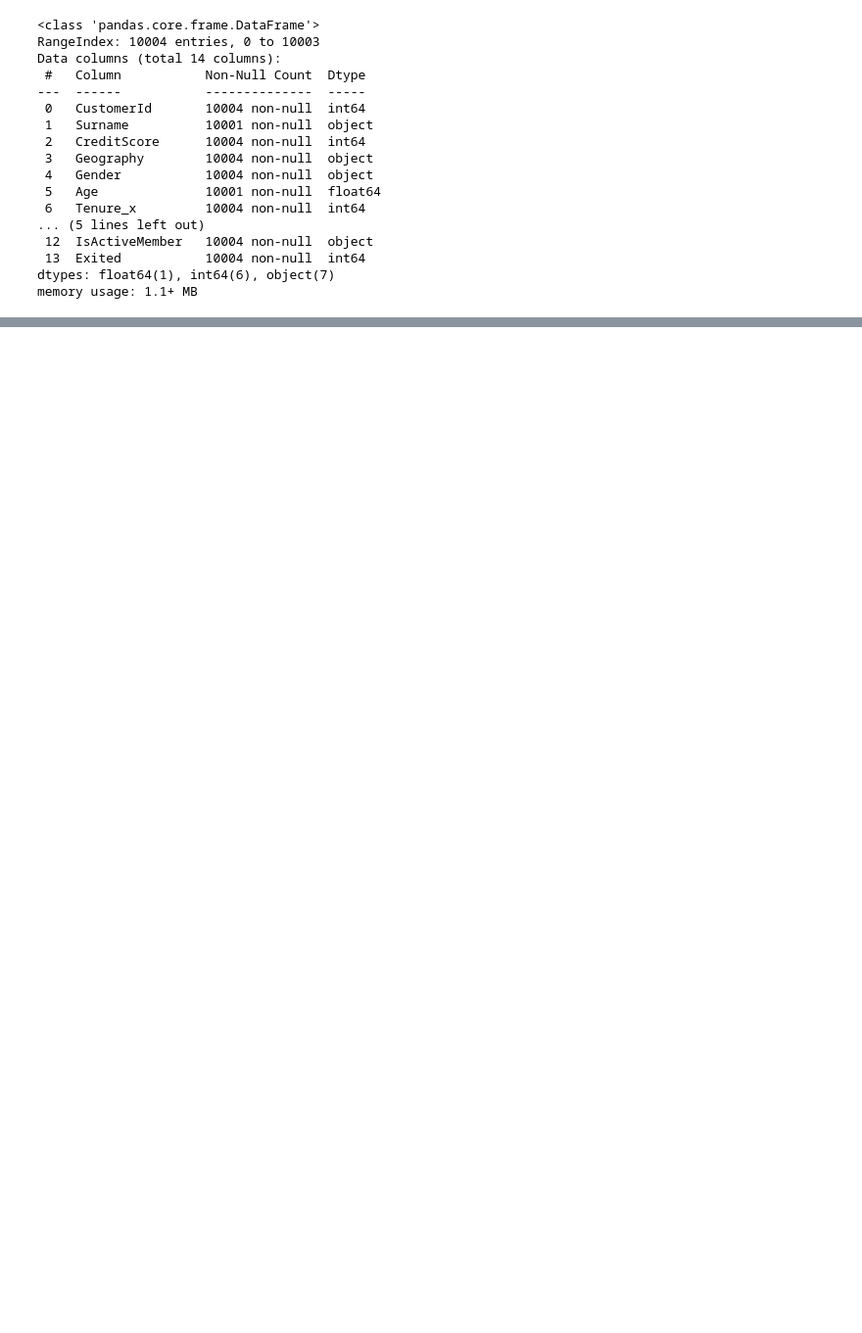
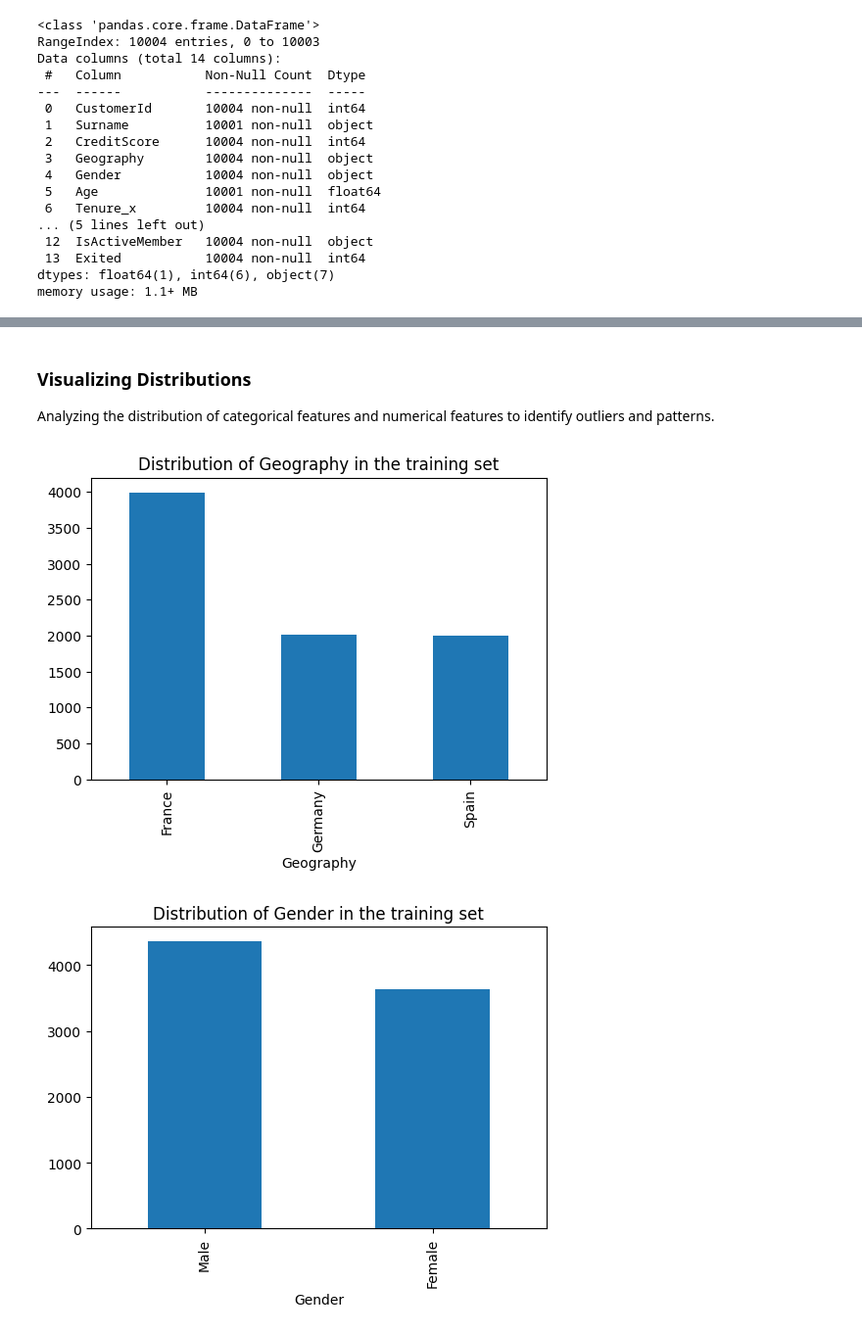
Before and after one commit to karolinamarek47/bank-customer-churn-prediction, a Jupyter notebook: bank_customer_churn_prediction.ipynb, the cells around one changed output, grey strips where cells are left out. Shown at 98% size. Saved outputs shown, nothing was run; the diff lists cells and outputs as text; code cells hidden in the pictures; blank space fills up the shorter version.

```diff
--- a/bank_customer_churn_prediction.ipynb
+++ b/bank_customer_churn_prediction.ipynb
@@ -379,4 +85,0 @@ To simulate real-world performance and prevent overfitting, we split the data:
-# %%
-X = bank_data_dummies.drop(columns=['Exited'])
-y = bank_data_dummies['Exited']
-X_train, X_test, y_train, y_test = train_test_split(X,y, test_size= 0.2, random_state= 123)
@@ -668,8 +85,0 @@ weighted avg       0.85      0.82      0.83      2001
-# %%
-cm_rf = ConfusionMatrixDisplay(confusion_matrix= confusion_matrix(y_test, rf_model_tuned.predict(X_test)), display_labels= rf_model_tuned.classes_)
-
-fig, ax = plt.subplots(figsize=(5, 5))
-cm_rf.plot(cmap='Purples', ax=ax)
-ax.set_title('Confusion Matrix for Exited Clients\n- Random Forest Classifier')
-plt.tight_layout()
-plt.show()
@@ -870,0 +126,6 @@ Based on the SHAP insights, we recommend the following targeted interventions:
+# %%
+# Test train split
+X = bank_data.drop(columns=['Exited'])
+y = bank_data['Exited']
+
+X_train, X_test, y_train, y_test = train_test_split(X, y, test_size=0.2, random_state=42)
@@ -870,0 +138,4 @@ Based on the SHAP insights, we recommend the following targeted interventions:
+# %%
+# Clean training data and attach the target variable for EDA
+X_train_eda = clean_raw_data(X_train)
+train_eda_full = pd.concat([X_train_eda, y_train], axis=1)
@@ -870,0 +163,28 @@ Based on the SHAP insights, we recommend the following targeted interventions:
+# %% [markdown]
+### Visualizing Distributions
+Analyzing the distribution of categorical features and numerical features to identify outliers and patterns.
+# %%
+# Plot distributions of categorical variables
+cat_cols = X_train_eda.select_dtypes(include='object').columns
+
+for col in cat_cols:
+    train_eda_full[col].value_counts().plot.bar(figsize=(6, 4))
+    plt.title(f"Distribution of {col} in the training set")
+    plt.show()
+
+# Plot boxplots for numerical variables to detect outliers
+num_cols = train_eda_full.select_dtypes(include=['int', 'float']).columns
+num_cols = num_cols.drop('Exited')
+
+fig = plt.figure(figsize=(15, 10)) #
+for i, col in enumerate(num_cols):
+    ax = fig.add_subplot(2, 3, i+1)
+    sns.boxplot(data=train_eda_full, y=col, ax=ax)
+    plt.title(col)
+
+plt.subplots_adjust(hspace=0.3, wspace=0.2)
+plt.tight_layout()
+plt.show()
+# %% [output]
+[figure, added]
+[figure, added]
```
Also changed, not shown: parts of 131 cells of this notebook.
